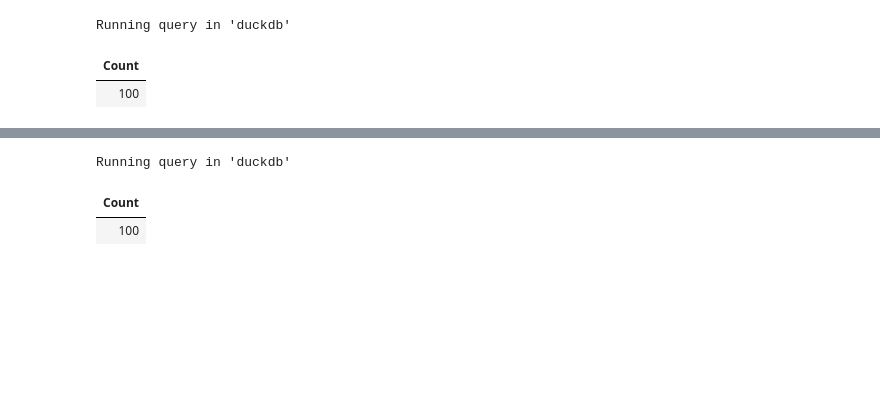
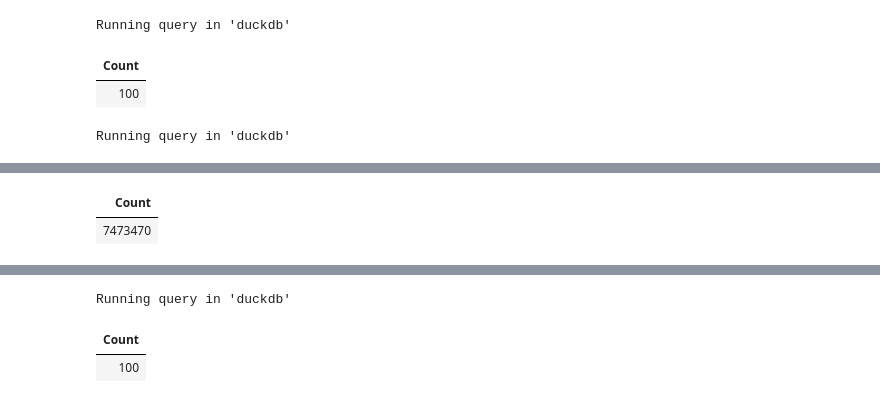
Before and after one commit to DrewButzel/CovidComparison, a Jupyter notebook: CovidComparison.ipynb, the cells around one changed output, grey strips where cells are left out. Saved outputs shown, nothing was run; the diff lists cells and outputs as text; code cells hidden in the pictures; blank space fills up the shorter version.

```diff
--- a/CovidComparison.ipynb
+++ b/CovidComparison.ipynb
@@ -29,3 +29,10 @@ CREATE TABLE small_reddit AS
 Running query in 'duckdb'
 | Count |
 | 100 |
+# %%
+%%time
+%%sql
+CREATE TABLE twitter_full AS
+    SELECT * FROM read_csv("~/CS/CovidComparison/twitter_full_cleaned/twitter_full.csv")
+# %% [output]
+Running query in 'duckdb'
@@ -31,0 +41,2 @@ Running query in 'duckdb'
+| Count |
+| 7473470 |
```
Also changed, not shown: parts of 8 cells of this notebook, 5 other files.
